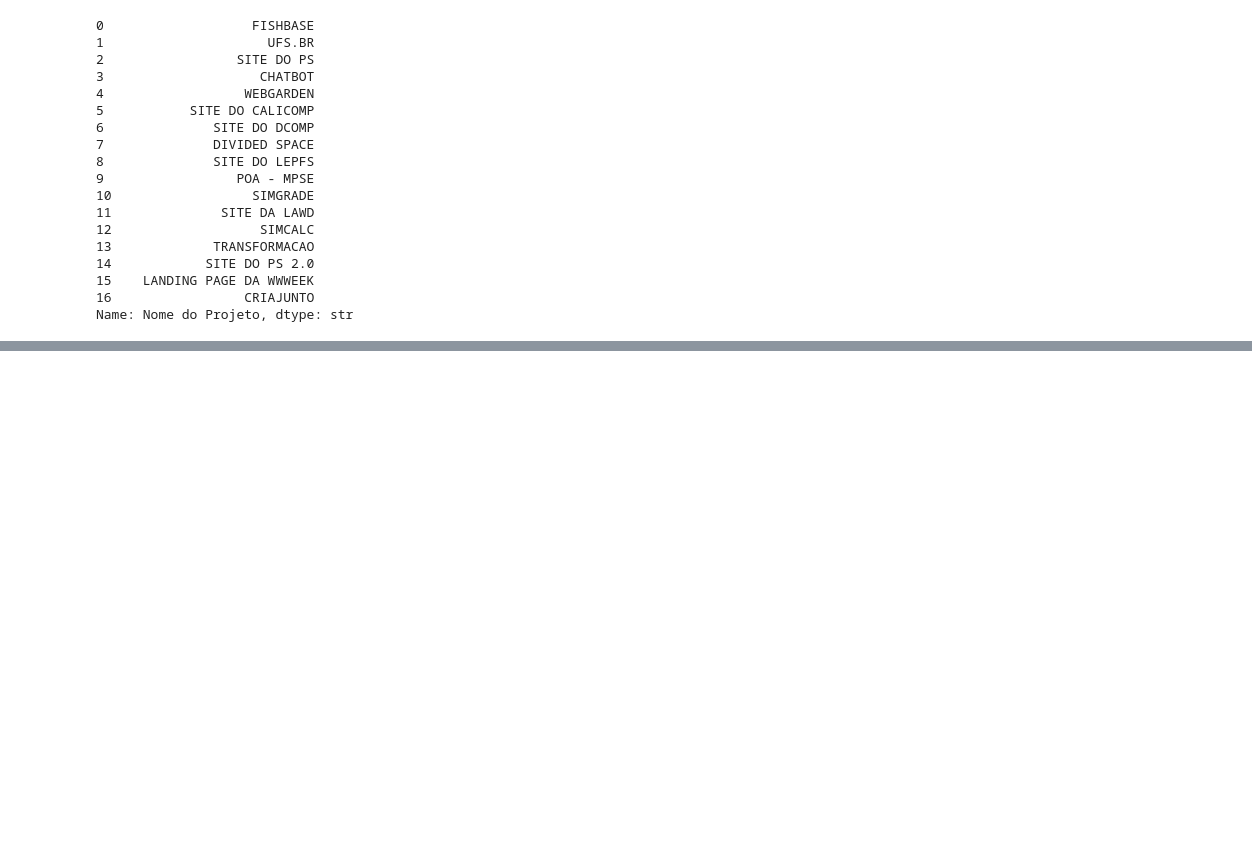
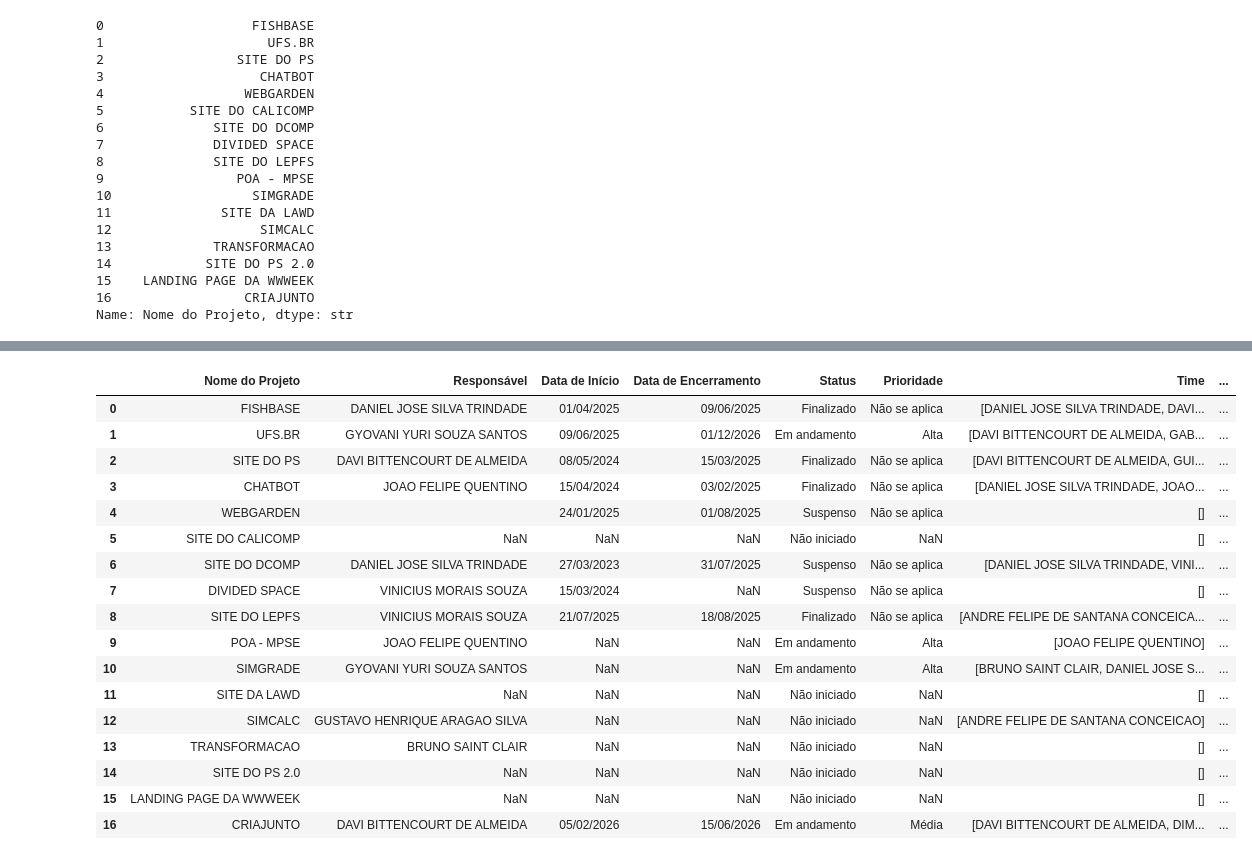
Before and after one commit to LauaneMorais/SimMAP, a Jupyter notebook: notebooks/simmap_data_exploration.ipynb, the cells around one changed output, grey strips where cells are left out. Saved outputs shown, nothing was run; the diff lists cells and outputs as text; code cells hidden in the pictures; blank space fills up the shorter version.

```diff
--- a/notebooks/simmap_data_exploration.ipynb
+++ b/notebooks/simmap_data_exploration.ipynb
@@ -459,0 +515,21 @@ df_projetos
+# %%
+df_projetos
+# %% [output]
+|  | Nome do Projeto | Responsável | Data de Início | Data de Encerramento | Status | Prioridade | Time | ... |
+| 0 | FISHBASE | DANIEL JOSE SILVA TRINDADE | 01/04/2025 | 09/06/2025 | Finalizado | Não se aplica | [DANIEL JOSE SILVA TRINDADE, DAVI... | ... |
+| 1 | UFS.BR | GYOVANI YURI SOUZA SANTOS | 09/06/2025 | 01/12/2026 | Em andamento | Alta | [DAVI BITTENCOURT DE ALMEIDA, GAB... | ... |
+| 2 | SITE DO PS | DAVI BITTENCOURT DE ALMEIDA | 08/05/2024 | 15/03/2025 | Finalizado | Não se aplica | [DAVI BITTENCOURT DE ALMEIDA, GUI... | ... |
+| 3 | CHATBOT | JOAO FELIPE QUENTINO | 15/04/2024 | 03/02/2025 | Finalizado | Não se aplica | [DANIEL JOSE SILVA TRINDADE, JOAO... | ... |
+| 4 | WEBGARDEN |  | 24/01/2025 | 01/08/2025 | Suspenso | Não se aplica | [] | ... |
+| 5 | SITE DO CALICOMP | NaN | NaN | NaN | Não iniciado | NaN | [] | ... |
+| 6 | SITE DO DCOMP | DANIEL JOSE SILVA TRINDADE | 27/03/2023 | 31/07/2025 | Suspenso | Não se aplica | [DANIEL JOSE SILVA TRINDADE, VINI... | ... |
+| 7 | DIVIDED SPACE | VINICIUS MORAIS SOUZA | 15/03/2024 | NaN | Suspenso | Não se aplica | [] | ... |
+| 8 | SITE DO LEPFS | VINICIUS MORAIS SOUZA | 21/07/2025 | 18/08/2025 | Finalizado | Não se aplica | [ANDRE FELIPE DE SANTANA CONCEICA... | ... |
+| 9 | POA - MPSE | JOAO FELIPE QUENTINO | NaN | NaN | Em andamento | Alta | [JOAO FELIPE QUENTINO] | ... |
+| 10 | SIMGRADE | GYOVANI YURI SOUZA SANTOS | NaN | NaN | Em andamento | Alta | [BRUNO SAINT CLAIR, DANIEL JOSE S... | ... |
+| 11 | SITE DA LAWD | NaN | NaN | NaN | Não iniciado | NaN | [] | ... |
+| 12 | SIMCALC | GUSTAVO HENRIQUE ARAGAO SILVA | NaN | NaN | Não iniciado | NaN | [ANDRE FELIPE DE SANTANA CONCEICAO] | ... |
+| 13 | TRANSFORMACAO | BRUNO SAINT CLAIR | NaN | NaN | Não iniciado | NaN | [] | ... |
+| 14 | SITE DO PS 2.0 | NaN | NaN | NaN | Não iniciado | NaN | [] | ... |
+| 15 | LANDING PAGE DA WWWEEK | NaN | NaN | NaN | Não iniciado | NaN | [] | ... |
+| 16 | CRIAJUNTO | DAVI BITTENCOURT DE ALMEIDA | 05/02/2026 | 15/06/2026 | Em andamento | Média | [DAVI BITTENCOURT DE ALMEIDA, DIM... | ... |
```
Also changed, not shown: parts of 6 cells of this notebook.
